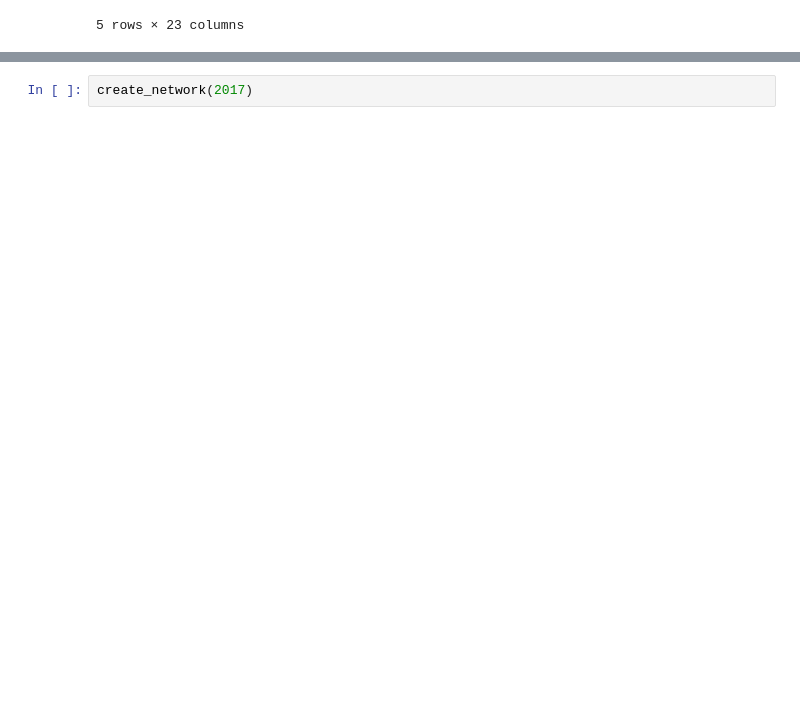
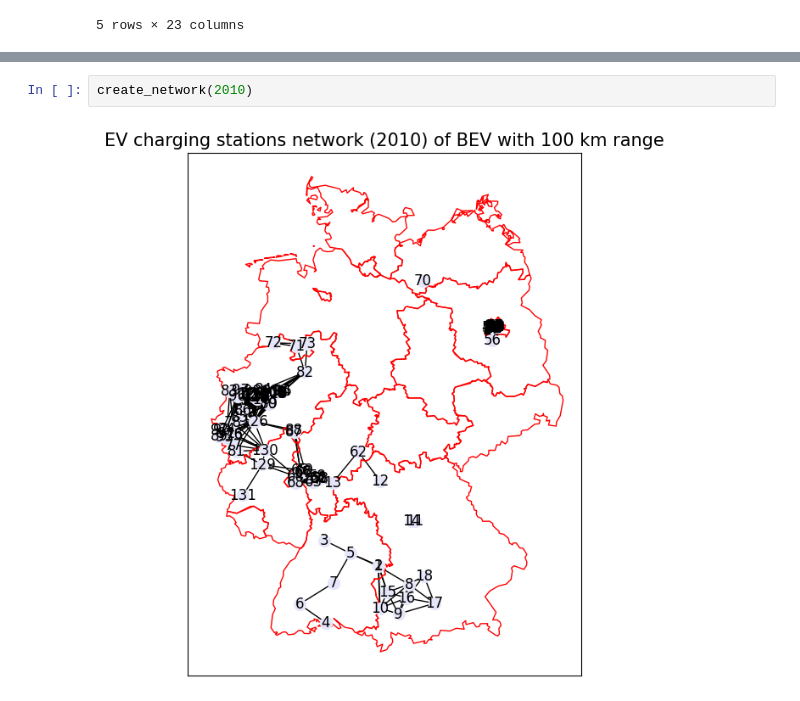
Before and after one commit to GiovanniFilomeno/DataAnalytics_Thesis, a Jupyter notebook: network_generation.ipynb, the cells around one changed output, grey strips where cells are left out. Cells and saved outputs as stored; diff of their text form; blank space fills up the shorter version.

Commit message:
Genetic algorithm and network generation improvements

```diff
--- a/network_generation.ipynb
+++ b/network_generation.ipynb
@@ -124,3 +95,5 @@ create_network(2009)
 # %%
-create_network(2017)
+create_network(2010)
+# %% [output]
+[figure, added]
 # %%
```
Also changed, not shown: parts of 16 cells of this notebook, 10 other files.
